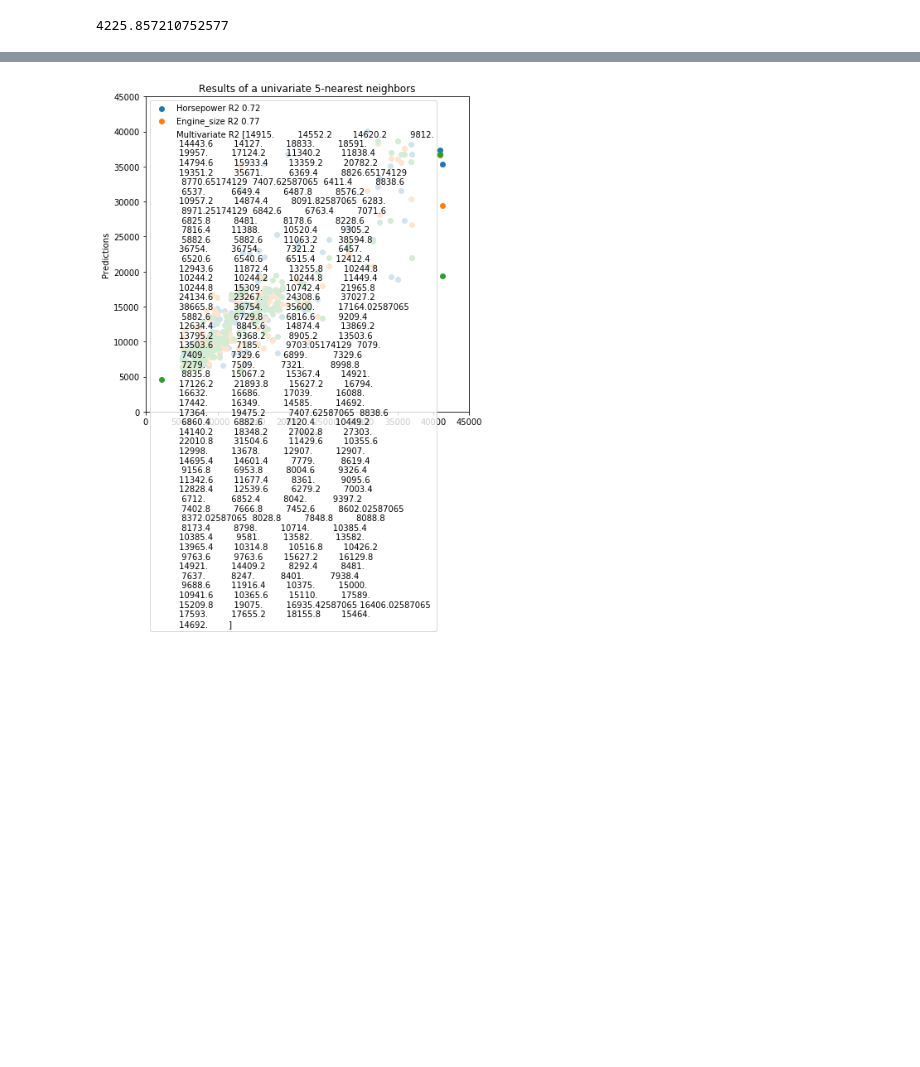
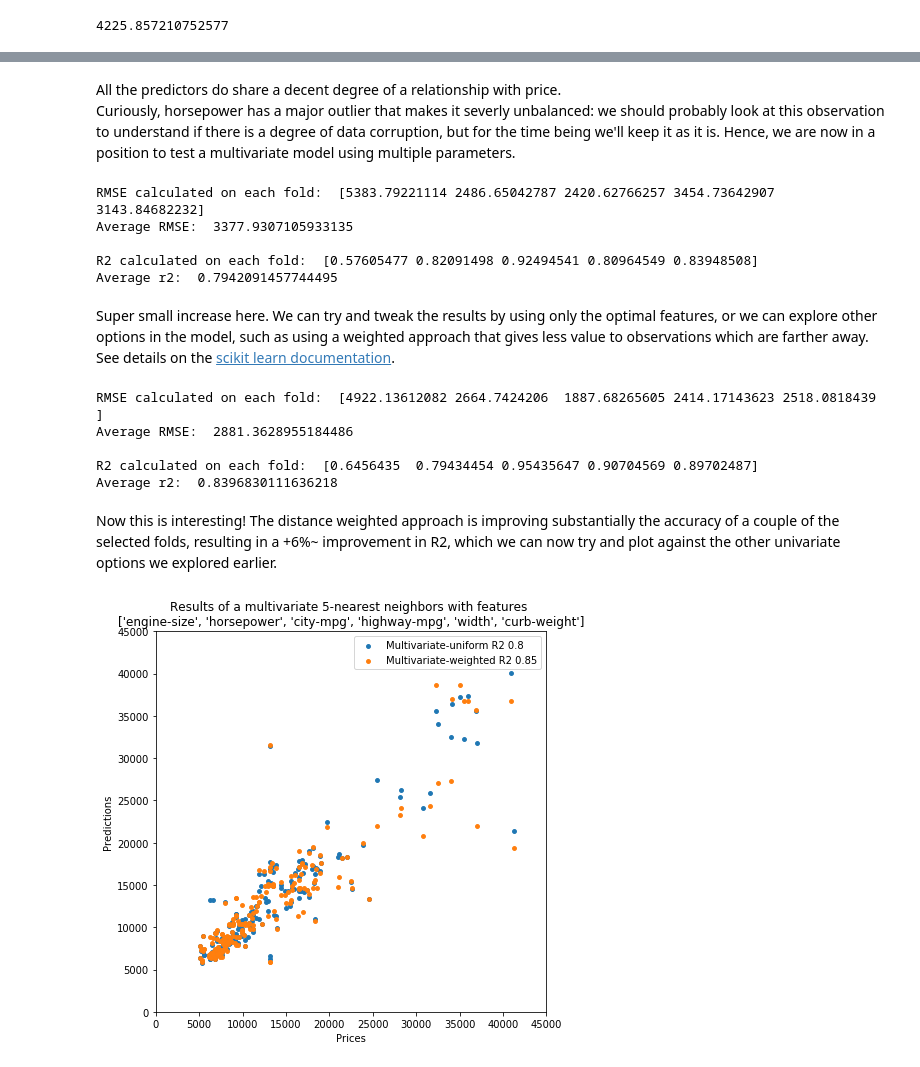
Before and after one commit to nlong-ds/dataquest, a Jupyter notebook: data-scientist-path/predicting-car-prices/predicting_car_prices.ipynb, the cells around one changed output, grey strips where cells are left out. Saved outputs shown, nothing was run; the diff lists cells and outputs as text; code cells hidden in the pictures; blank space fills up the shorter version.

```diff
--- a/data-scientist-path/predicting-car-prices/predicting_car_prices.ipynb
+++ b/data-scientist-path/predicting-car-prices/predicting_car_prices.ipynb
@@ -337,0 +354,11 @@ mv_results['rmse'].mean()
+# %%
+features = ['engine-size', 'horsepower', 'city-mpg', 'highway-mpg', 'width','curb-weight']
+
+#plot graphs onto a multifaced grid
+plt.subplots(figsize=(16,30))
+i=1
+for col in features:
+    plt.subplot(6,3,i)
+    sns.regplot(x = col , y = 'price', data = normalized_cars)
+    plt.title('Price vs '+ col)
+    i+=1
@@ -338,24 +367,54 @@ mv_results['rmse'].mean()
+# %% [markdown]
+All the predictors do share a decent degree of a relationship with price.
+Curiously, horsepower has a major outlier that makes it severly unbalanced: we should probably look at this observation to understand if there is a degree of data corruption, but for the time being we'll keep it as it is. Hence, we are now in a position to test a multivariate model using multiple parameters.
+# %%
+mv_results = knn_test_train_v2(normalized_cars, features, target_col = 'price', neighbors = 5)
+
+print('RMSE calculated on each fold: ',mv_results['rmse'], '\nAverage RMSE: ', mv_results['rmse'].mean(), '\n')
+print('R2 calculated on each fold: ',mv_results['r2'], '\nAverage r2: ', mv_results['r2'].mean())
+# %% [output]
+RMSE calculated on each fold:  [5383.79221114 2486.65042787 2420.62766257 3454.73642907 3143.84682232]
+Average RMSE:  3377.9307105933135
+
+R2 calculated on each fold:  [0.57605477 0.82091498 0.92494541 0.80964549 0.83948508]
+Average r2:  0.7942091457744495
+# %% [markdown]
+Super small increase here. We can try and tweak the results by using only the optimal features, or we can explore other options in the model, such as using a weighted approach that gives less value to observations which are farther away. See details on the [scikit learn documentation](https://scikit-learn.org/stable/modules/generated/sklearn.neighbors.KNeighborsRegressor.html).
+# %%
+mv_results_w = knn_test_train_v2(normalized_cars, features, target_col = 'price', neighbors = 5, w = 'distance')
+
+print('RMSE calculated on each fold: ',mv_results_w['rmse'], '\nAverage RMSE: ', mv_results_w['rmse'].mean(), '\n')
+print('R2 calculated on each fold: ',mv_results_w['r2'], '\nAverage r2: ', mv_results_w['r2'].mean())
+# %% [output]
+RMSE calculated on each fold:  [4922.13612082 2664.7424206  1887.68265605 2414.17143623 2518.0818439 ]
+Average RMSE:  2881.3628955184486
+
+R2 calculated on each fold:  [0.6456435  0.79434454 0.95435647 0.90704569 0.89702487]
+Average r2:  0.8396830111636218
+# %% [markdown]
+Now this is interesting! The distance weighted approach is improving substantially the accuracy of a couple of the selected folds, resulting in a +6%~ improvement in R2, which we can now try and plot against the other univariate options we explored earlier.
 # %%
-r2_hp = round(r2_score(normalized_cars['price'], normalized_cars['yhat_hp']),2)
-r2_es = round(r2_score(normalized_cars['price'], normalized_cars['yhat_es']),2)
+mv = mv_results['yhat']
+mv_w = mv_results_w['yhat']
 r2_mv = round(r2_score(normalized_cars['price'], mv),2)
-mv = mv_results['yhat']
+r2_mv_w = round(r2_score(normalized_cars['price'], mv_w),2)
+size = 15
 
 fig = plt.figure(figsize=(7,7))
 ax = fig.add_subplot(1, 1, 1)
 
-ax.scatter(y = normalized_cars['yhat_hp'], x = normalized_cars['price'])
-ax.scatter(y = normalized_cars['yhat_es'], x = normalized_cars['price'])
-ax.scatter(y = mv, x = normalized_cars['price'])
+#draw the three series of scatter plots
+ax.scatter(y = mv_w, x = normalized_cars['price'], s = size)
+ax.scatter(y = mv, x = normalized_cars['price'], s = size)
 
-
-ax.legend([f'Horsepower R2 {r2_hp}', f'Engine_size R2 {r2_es}', f'Multivariate R2 {r2_mv}'])
+#style the plot
+ax.legend([f'Multivariate-uniform R2 {r2_mv}', f'Multivariate-weighted R2 {r2_mv_w}'])
 ax.set_xlabel('Prices')
 ax.set_ylabel('Predictions')
-ax.set_title('Results of a univariate 5-nearest neighbors')
+ax.set_title('Results of a multivariate 5-nearest neighbors with features \n{}'.format(features))
 ax.set_xlim(left = 0, right = 45000)
 ax.set_ylim(bottom = 0, top = 45000)
 
 plt.show()
 # %% [output]
-[figure, old version]
+[figure, new version]
```
Also changed, not shown: parts of 35 cells of this notebook.
